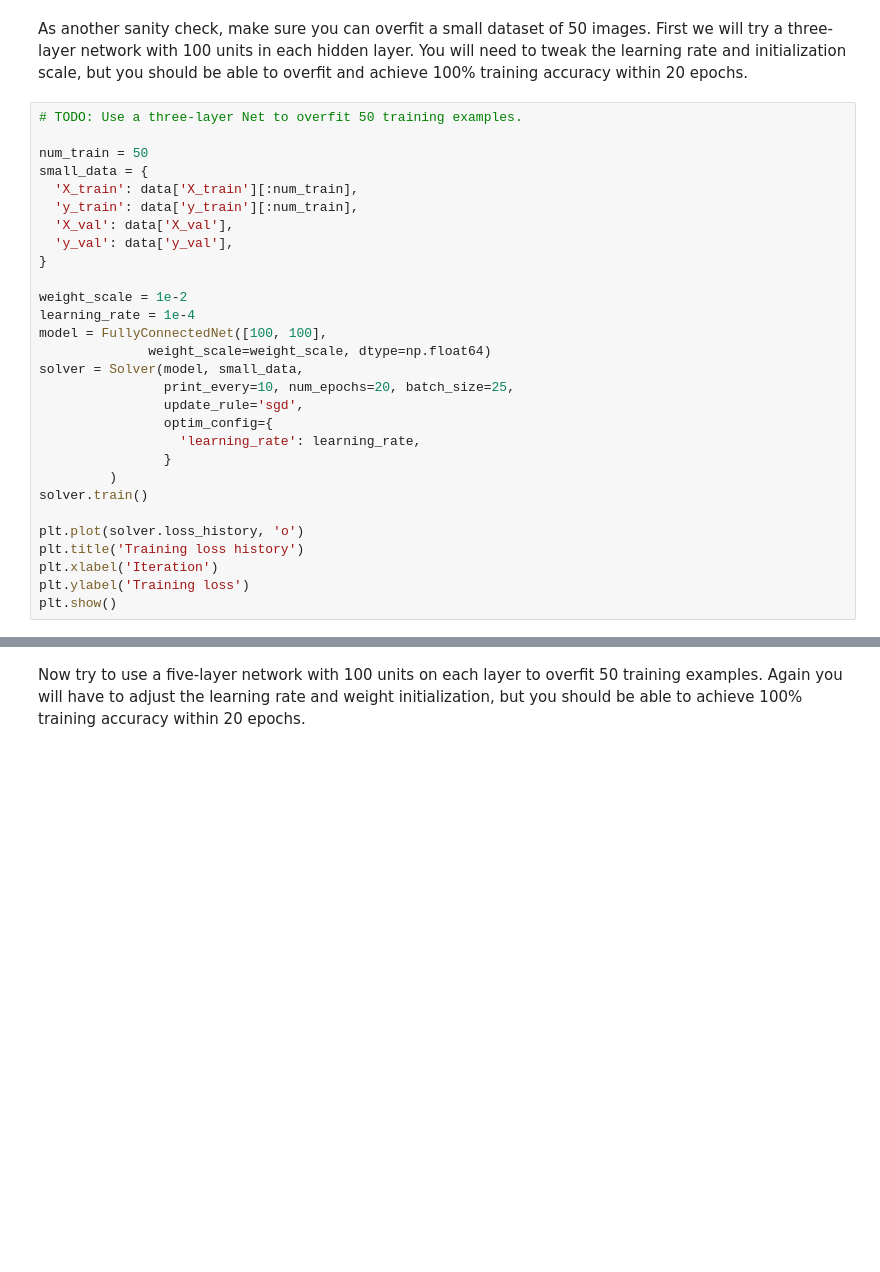
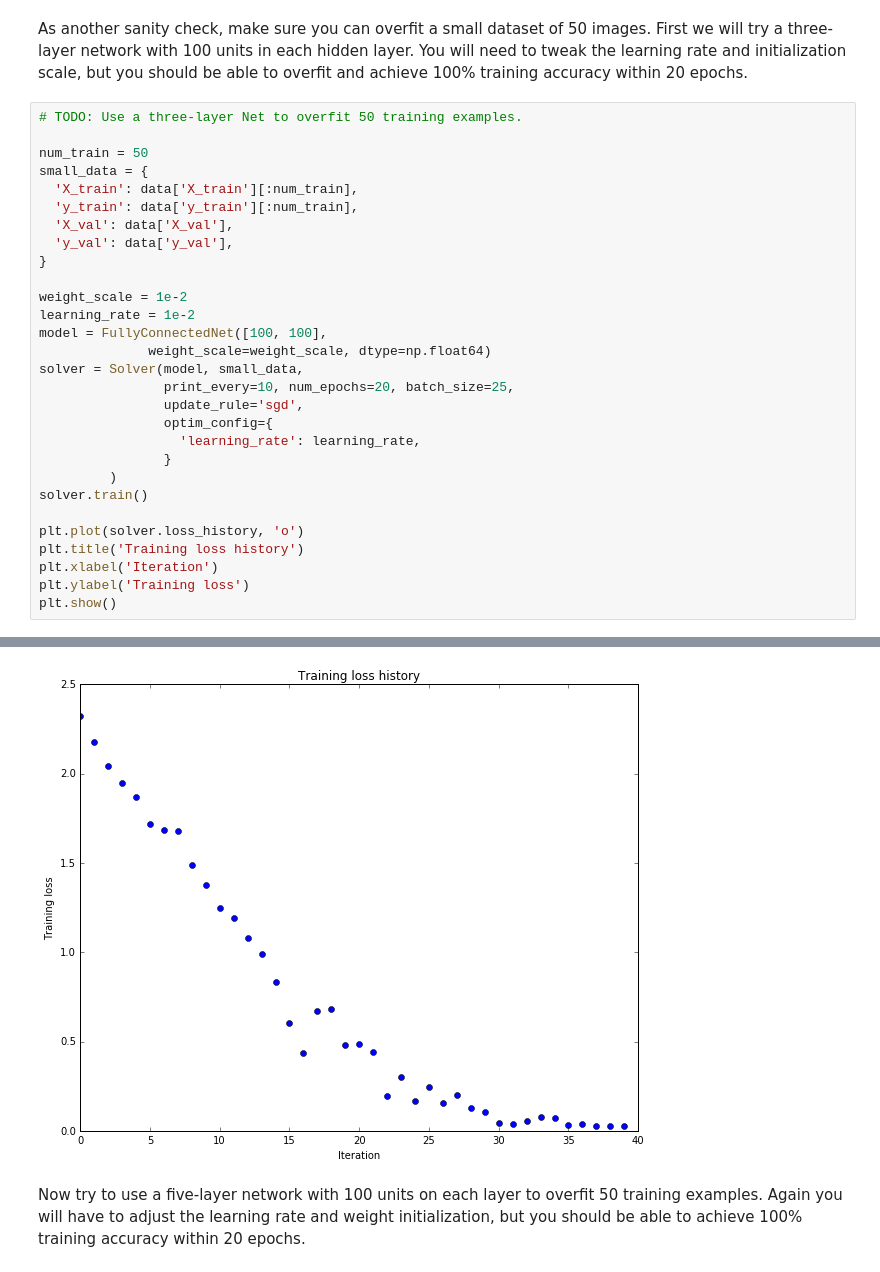
Before and after one commit to siavashkavousi/CNN-course, a Jupyter notebook: assignment2/FullyConnectedNets.ipynb, the cells around one changed output, grey strips where cells are left out. Saved outputs shown, nothing was run; the diff lists cells and outputs as text; blank space fills up the shorter version.

```diff
--- a/assignment2/FullyConnectedNets.ipynb
+++ b/assignment2/FullyConnectedNets.ipynb
@@ -336,7 +418,7 @@ small_data = {
 }
 
 weight_scale = 1e-2
-learning_rate = 1e-4
+learning_rate = 1e-2
 model = FullyConnectedNet([100, 100],
               weight_scale=weight_scale, dtype=np.float64)
 solver = Solver(model, small_data,
@@ -353,3 +435,4 @@ plt.title('Training loss history')
 plt.xlabel('Iteration')
 plt.ylabel('Training loss')
 plt.show()
+# %% [output]
@@ -356,3 +456,4 @@ plt.show()
+[figure, added]
 # %% [markdown]
 Now try to use a five-layer network with 100 units on each layer to overfit 50 training examples. Again you will have to adjust the learning rate and weight initialization, but you should be able to achieve 100% training accuracy within 20 epochs.
 # %%
```
Also changed, not shown: parts of 20 cells of this notebook.
